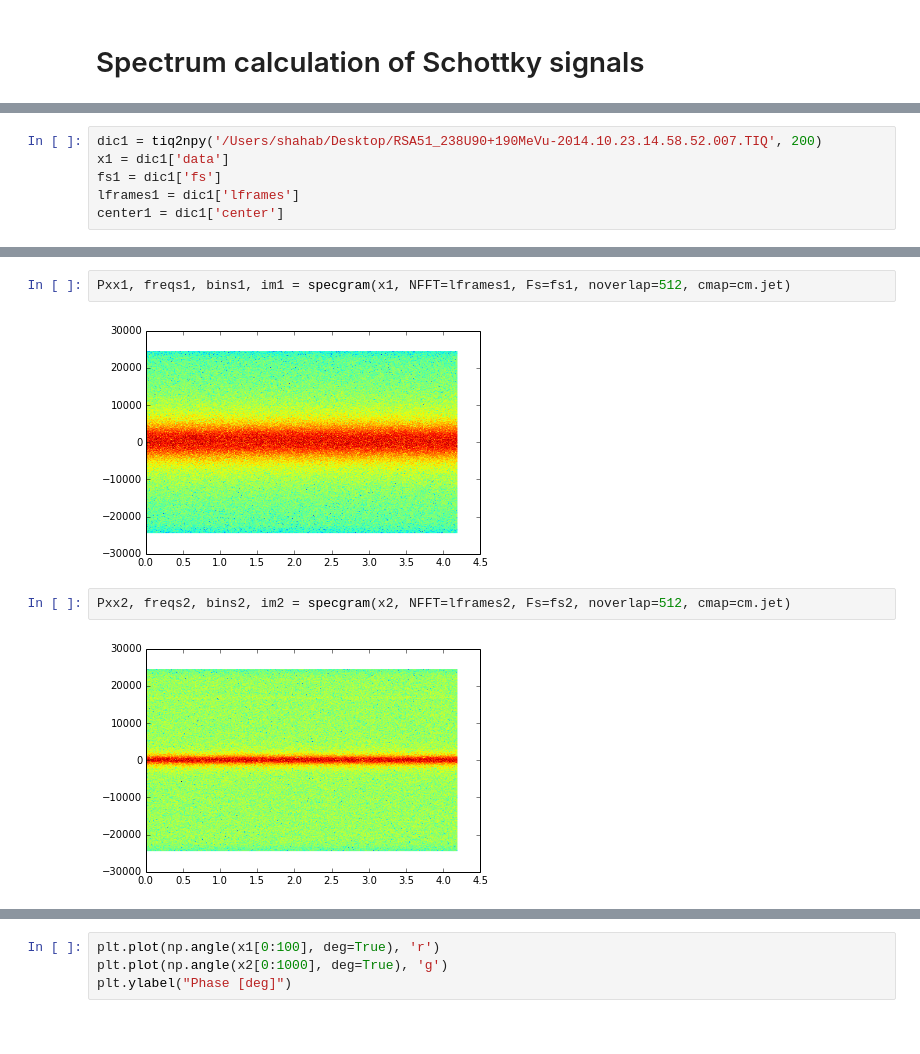
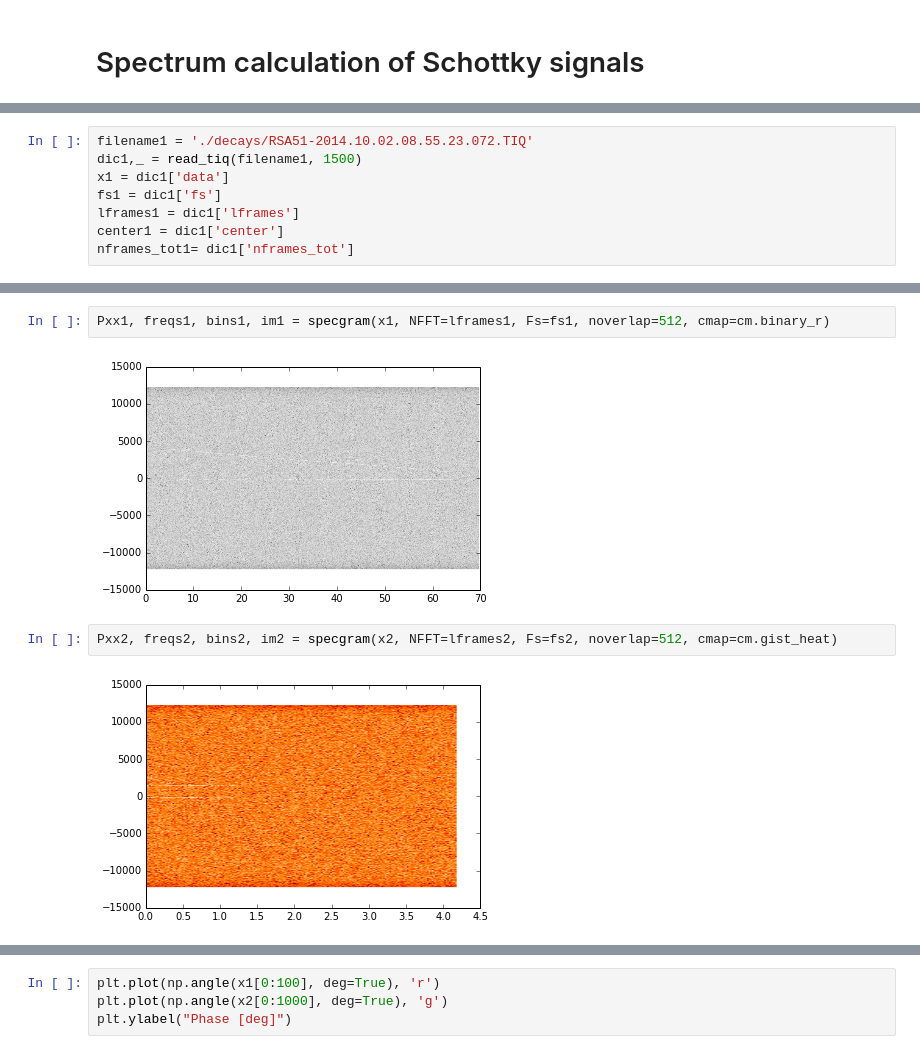
Before and after one commit to xaratustrah/iqtools, a Jupyter notebook: spectrum.ipynb, the cells around one changed output, grey strips where cells are left out. Cells and saved outputs as stored; diff of their text form.

```diff
--- a/spectrum.ipynb
+++ b/spectrum.ipynb
@@ -21,7 +10,9 @@ def freqPlot(x, fs, c):
 # %%
-dic1 = tiq2npy('/Users/shahab/Desktop/RSA51_238U90+190MeVu-2014.10.23.14.58.52.007.TIQ', 200)
+filename1 = './decays/RSA51-2014.10.02.08.55.23.072.TIQ'
+dic1,_ = read_tiq(filename1, 1500)
 x1 = dic1['data']
 fs1 = dic1['fs']
 lframes1 = dic1['lframes']
 center1 = dic1['center']
+nframes_tot1= dic1['nframes_tot']
 # %%
@@ -43,11 +42,11 @@ Pxx2, freqs2 = psd(x2, NFFT=lframes2, Fs = fs2, noverlap=512)
 # %%
-Pxx1, freqs1, bins1, im1 = specgram(x1, NFFT=lframes1, Fs=fs1, noverlap=512, cmap=cm.jet)
+Pxx1, freqs1, bins1, im1 = specgram(x1, NFFT=lframes1, Fs=fs1, noverlap=512, cmap=cm.binary_r)
 # %% [output]
-[figure, old version]
+[figure, new version]
 # %%
-Pxx2, freqs2, bins2, im2 = specgram(x2, NFFT=lframes2, Fs=fs2, noverlap=512, cmap=cm.jet)
+Pxx2, freqs2, bins2, im2 = specgram(x2, NFFT=lframes2, Fs=fs2, noverlap=512, cmap=cm.gist_heat)
 # %% [output]
-[figure, old version]
+[figure, new version]
 # %%
 plt.plot(x1.real[0:100], x1.imag[0:100], 'r-')
 plt.plot(x2.real[0:100], x2.imag[0:100], 'g-')
```
Also changed, not shown: parts of 8 cells of this notebook, 1 other file.
